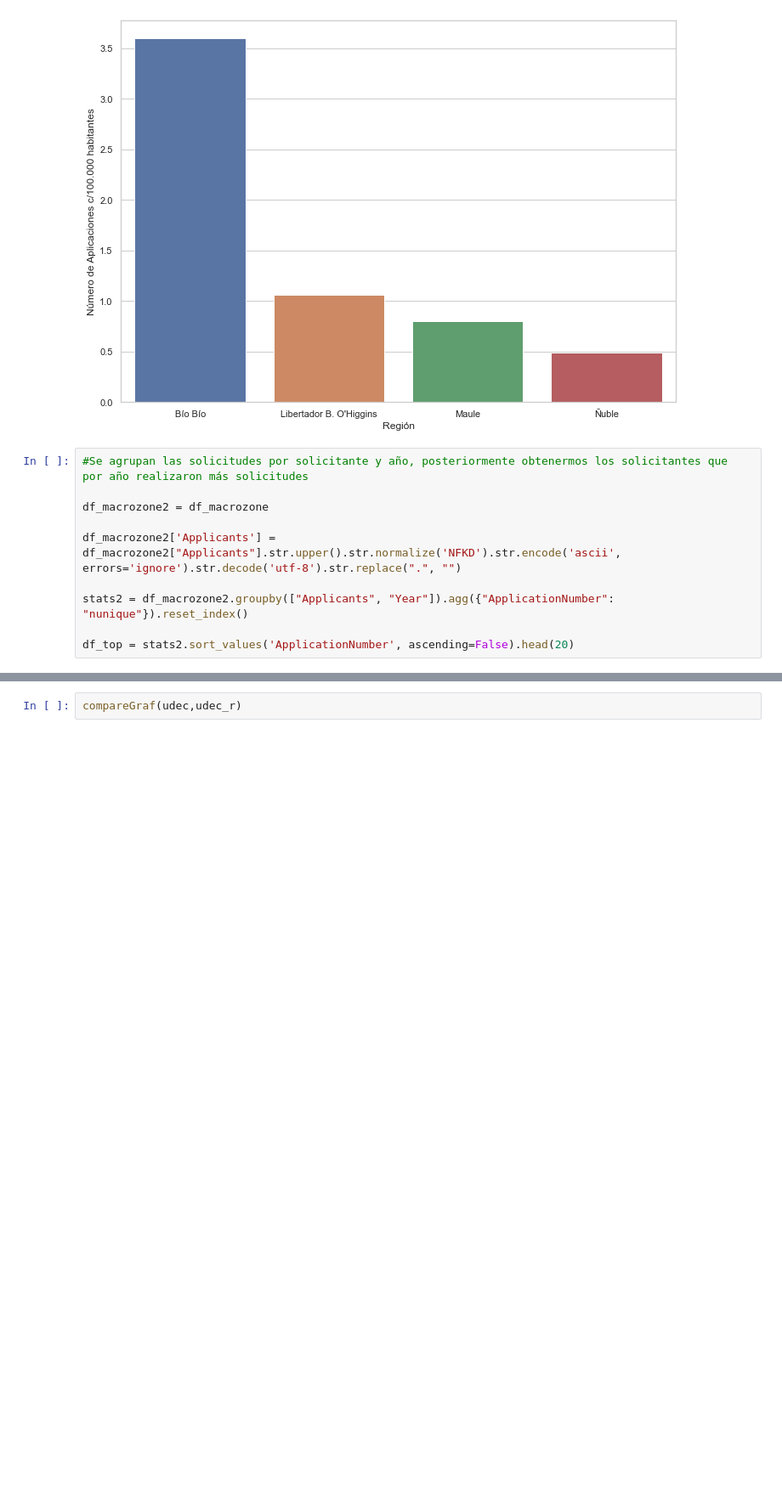
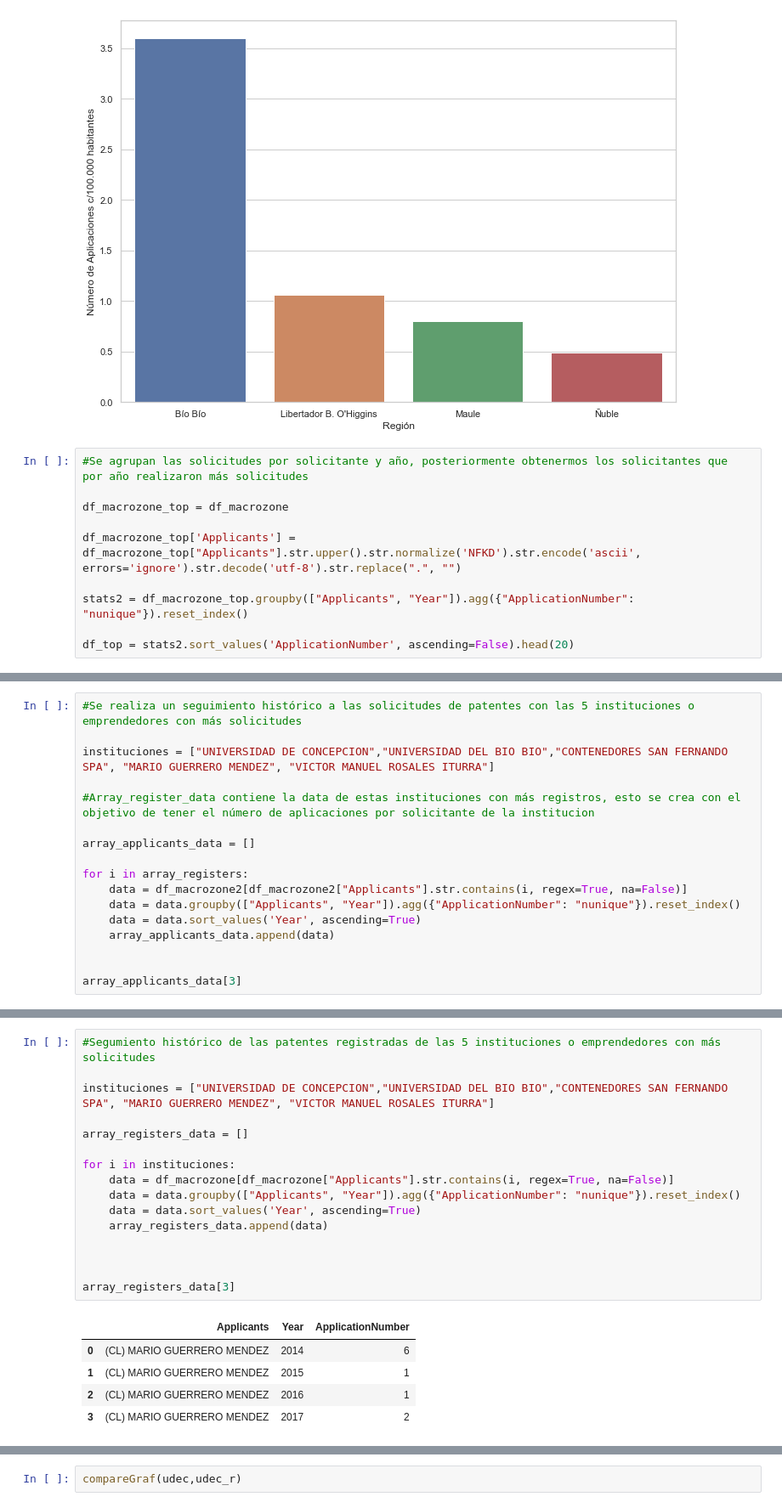
Before and after one commit to Ubb-Nodo-ctci/INAPI2, a Jupyter notebook: INAPI2.ipynb, the cells around one changed output, grey strips where cells are left out. Shown at 85% size. Cells and saved outputs as stored; diff of their text form; blank space fills up the shorter version.

```diff
--- a/INAPI2.ipynb
+++ b/INAPI2.ipynb
@@ -119,10 +123,10 @@ Text(0.5, 0, 'Región')
 # %%
 #Se agrupan las solicitudes por solicitante y año, posteriormente obtenermos los solicitantes que por año realizaron más solicitudes
 
-df_macrozone2 = df_macrozone
+df_macrozone_top = df_macrozone
 
-df_macrozone2['Applicants'] = df_macrozone2["Applicants"].str.upper().str.normalize('NFKD').str.encode('ascii', errors='ignore').str.decode('utf-8').str.replace(".", "")
+df_macrozone_top['Applicants'] = df_macrozone_top["Applicants"].str.upper().str.normalize('NFKD').str.encode('ascii', errors='ignore').str.decode('utf-8').str.replace(".", "")
 
-stats2 = df_macrozone2.groupby(["Applicants", "Year"]).agg({"ApplicationNumber": "nunique"}).reset_index()
+stats2 = df_macrozone_top.groupby(["Applicants", "Year"]).agg({"ApplicationNumber": "nunique"}).reset_index()
 
 df_top = stats2.sort_values('ApplicationNumber', ascending=False).head(20)
@@ -231,0 +133,17 @@ victor_rosales_r = victor_rosales_r.sort_values('Year', ascending=True)
+# %%
+#Se realiza un seguimiento histórico a las solicitudes de patentes con las 5 instituciones o emprendedores con más solicitudes
+
+instituciones = ["UNIVERSIDAD DE CONCEPCION","UNIVERSIDAD DEL BIO BIO","CONTENEDORES SAN FERNANDO SPA", "MARIO GUERRERO MENDEZ", "VICTOR MANUEL ROSALES ITURRA"]
+
+#Array_register_data contiene la data de estas instituciones con más registros, esto se crea con el objetivo de tener el número de aplicaciones por solicitante de la institucion
+
+array_applicants_data = []
+
+for i in array_registers:
+    data = df_macrozone2[df_macrozone2["Applicants"].str.contains(i, regex=True, na=False)]
+    data = data.groupby(["Applicants", "Year"]).agg({"ApplicationNumber": "nunique"}).reset_index()
+    data = data.sort_values('Year', ascending=True)
+    array_applicants_data.append(data)
+
+
+array_applicants_data[3]
@@ -232,3 +154,25 @@ victor_rosales_r = victor_rosales_r.sort_values('Year', ascending=True)
+# %%
+#Segumiento histórico de las patentes registradas de las 5 instituciones o emprendedores con más solicitudes
+
+instituciones = ["UNIVERSIDAD DE CONCEPCION","UNIVERSIDAD DEL BIO BIO","CONTENEDORES SAN FERNANDO SPA", "MARIO GUERRERO MENDEZ", "VICTOR MANUEL ROSALES ITURRA"]
+
+array_registers_data = []
+
+for i in instituciones:
+    data = df_macrozone[df_macrozone["Applicants"].str.contains(i, regex=True, na=False)]
+    data = data.groupby(["Applicants", "Year"]).agg({"ApplicationNumber": "nunique"}).reset_index()
+    data = data.sort_values('Year', ascending=True)
+    array_registers_data.append(data)
+
+
+
+array_registers_data[3]
+# %% [output]
+|  | Applicants | Year | ApplicationNumber |
+| 0 | (CL) MARIO GUERRERO MENDEZ | 2014 | 6 |
+| 1 | (CL) MARIO GUERRERO MENDEZ | 2015 | 1 |
+| 2 | (CL) MARIO GUERRERO MENDEZ | 2016 | 1 |
+| 3 | (CL) MARIO GUERRERO MENDEZ | 2017 | 2 |
 # %%
 #using function to compare applications vs registers
 
```
Also changed, not shown: parts of 9 cells of this notebook, 2 other files.
